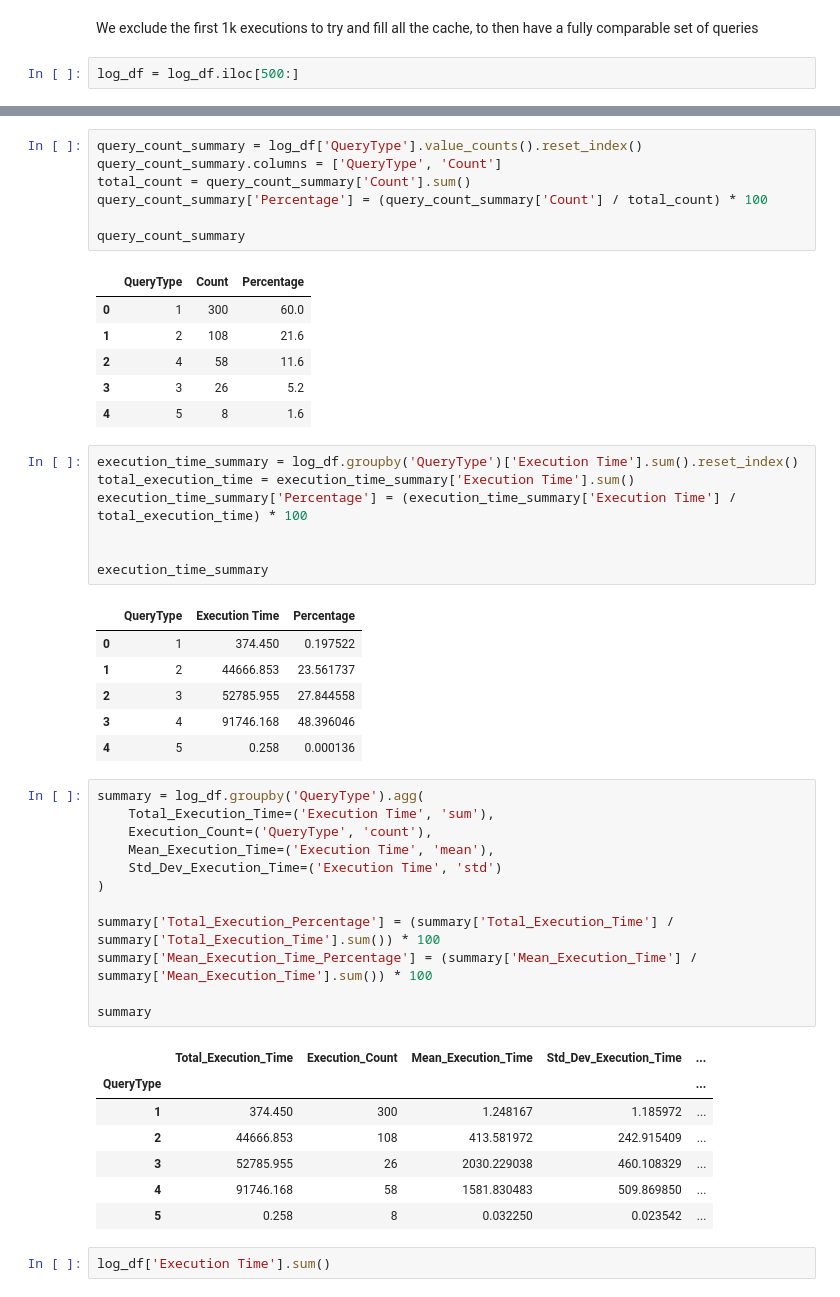
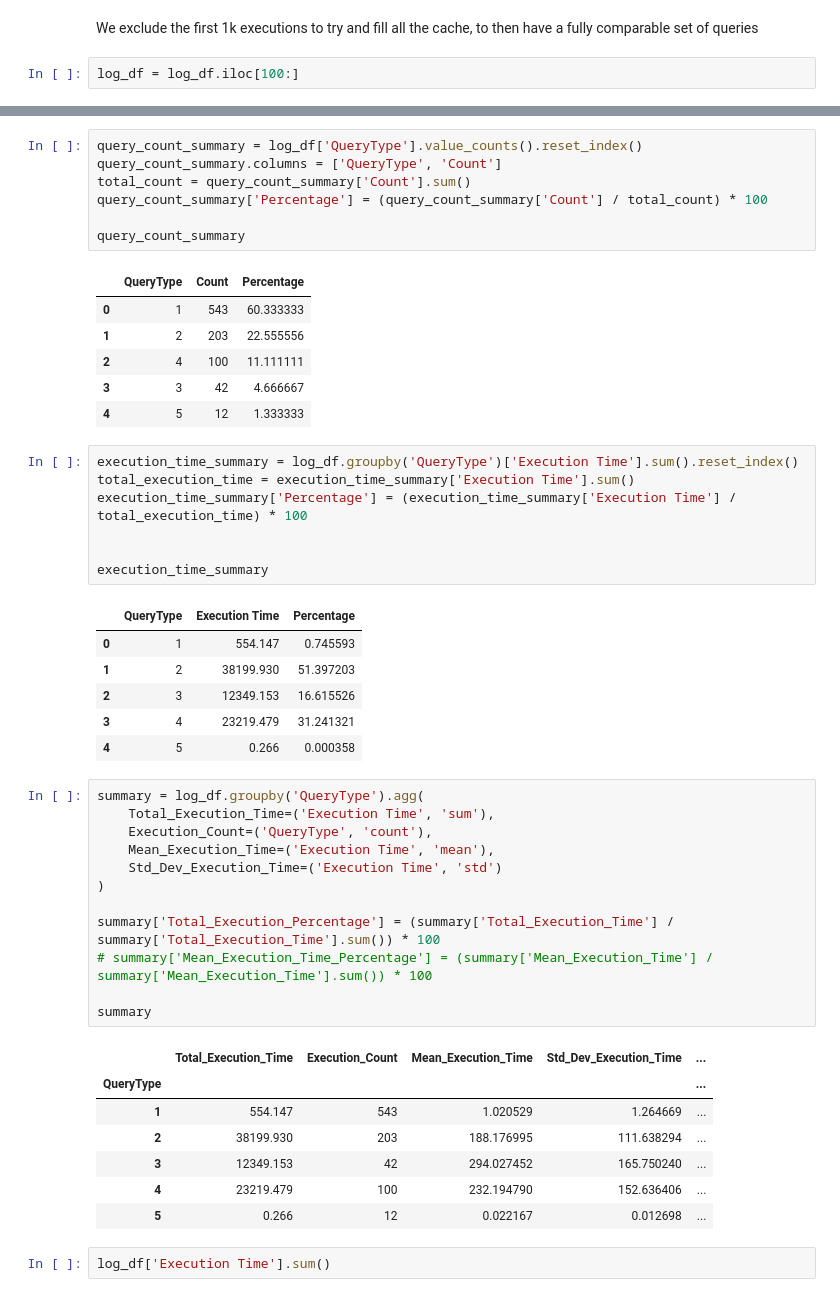
Before and after one commit to enricogallinucci/nosql-refactoring, a Jupyter notebook: scripts/5_analysis.ipynb, the cells around one changed output, grey strips where cells are left out. Drawn from its saved outputs; the diff is of its cells as text.

```diff
--- a/scripts/5_analysis.ipynb
+++ b/scripts/5_analysis.ipynb
@@ -6,7 +6,7 @@ log_df = pd.read_csv(filename)
 # %% [markdown]
 We exclude the first 1k executions to try and fill all the cache, to then have a fully comparable set of queries
 # %%
-log_df = log_df.iloc[500:]
+log_df = log_df.iloc[100:]
 # %%
 log_df.shape
 # %% [output]
@@ -29,11 +29,11 @@ query_count_summary['Percentage'] = (query_count_summary['Count'] / total_count)
 query_count_summary
 # %% [output]
 |  | QueryType | Count | Percentage |
-| 0 | 1 | 300 | 60.0 |
-| 1 | 2 | 108 | 21.6 |
-| 2 | 4 | 58 | 11.6 |
-| 3 | 3 | 26 | 5.2 |
-| 4 | 5 | 8 | 1.6 |
+| 0 | 1 | 543 | 60.333333 |
+| 1 | 2 | 203 | 22.555556 |
+| 2 | 4 | 100 | 11.111111 |
+| 3 | 3 | 42 | 4.666667 |
+| 4 | 5 | 12 | 1.333333 |
 # %%
 execution_time_summary = log_df.groupby('QueryType')['Execution Time'].sum().reset_index()
 total_execution_time = execution_time_summary['Execution Time'].sum()
@@ -43,31 +43,31 @@ execution_time_summary['Percentage'] = (execution_time_summary['Execution Time']
 execution_time_summary
 # %% [output]
 |  | QueryType | Execution Time | Percentage |
-| 0 | 1 | 374.450 | 0.197522 |
-| 1 | 2 | 44666.853 | 23.561737 |
-| 2 | 3 | 52785.955 | 27.844558 |
-| 3 | 4 | 91746.168 | 48.396046 |
-| 4 | 5 | 0.258 | 0.000136 |
+| 0 | 1 | 554.147 | 0.745593 |
+| 1 | 2 | 38199.930 | 51.397203 |
+| 2 | 3 | 12349.153 | 16.615526 |
+| 3 | 4 | 23219.479 | 31.241321 |
+| 4 | 5 | 0.266 | 0.000358 |
 # %%
 summary = log_df.groupby('QueryType').agg(
     Total_Execution_Time=('Execution Time', 'sum'),
     Execution_Count=('QueryType', 'count'),
     Mean_Execution_Time=('Execution Time', 'mean'),
     Std_Dev_Execution_Time=('Execution Time', 'std')
 )
 
 summary['Total_Execution_Percentage'] = (summary['Total_Execution_Time'] / summary['Total_Execution_Time'].sum()) * 100
-summary['Mean_Execution_Time_Percentage'] = (summary['Mean_Execution_Time'] / summary['Mean_Execution_Time'].sum()) * 100
+# summary['Mean_Execution_Time_Percentage'] = (summary['Mean_Execution_Time'] / summary['Mean_Execution_Time'].sum()) * 100
 
 summary
 # %% [output]
 |  | Total_Execution_Time | Execution_Count | Mean_Execution_Time | Std_Dev_Execution_Time | ... |
 | QueryType |  |  |  |  | ... |
-| 1 | 374.450 | 300 | 1.248167 | 1.185972 | ... |
-| 2 | 44666.853 | 108 | 413.581972 | 242.915409 | ... |
-| 3 | 52785.955 | 26 | 2030.229038 | 460.108329 | ... |
-| 4 | 91746.168 | 58 | 1581.830483 | 509.869850 | ... |
-| 5 | 0.258 | 8 | 0.032250 | 0.023542 | ... |
+| 1 | 554.147 | 543 | 1.020529 | 1.264669 | ... |
+| 2 | 38199.930 | 203 | 188.176995 | 111.638294 | ... |
+| 3 | 12349.153 | 42 | 294.027452 | 165.750240 | ... |
+| 4 | 23219.479 | 100 | 232.194790 | 152.636406 | ... |
+| 5 | 0.266 | 12 | 0.022167 | 0.012698 | ... |
 # %%
 log_df['Execution Time'].sum()
 # %% [output]
```
Also changed, not shown: parts of 2 cells of this notebook, 3 other files.
